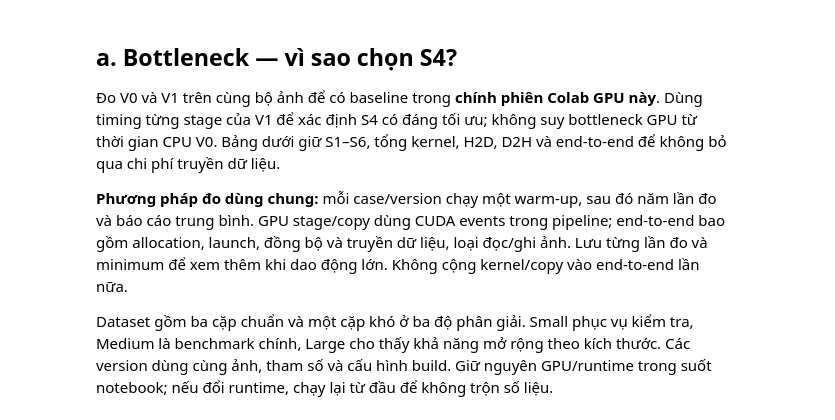
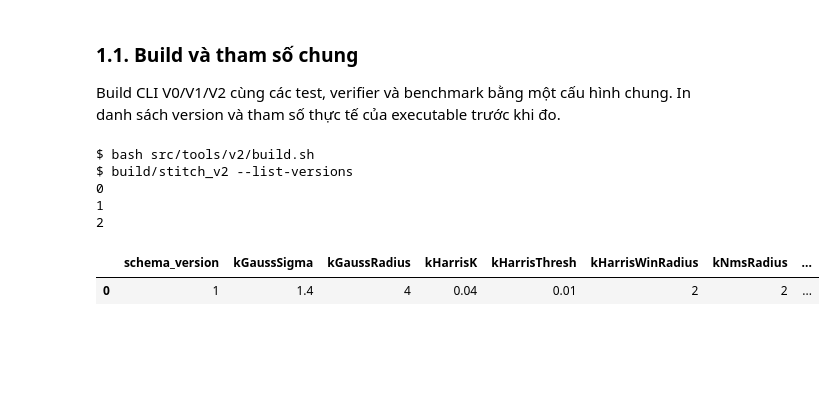
Before and after one commit to nganbee/panorama-stitching-project, a Jupyter notebook: test_v2.ipynb, the cells around one changed output. Drawn from its saved outputs; the diff is of its cells as text; code cells hidden in the pictures; blank space fills up the shorter version.

```diff
--- a/test_v2.ipynb
+++ b/test_v2.ipynb
@@ -62,17 +89,18 @@ print('Dataset ready:',len(sites)*len(sizes),'cases')
+# %% [markdown]
+### 1.1. Build và tham số chung
+
+Build CLI V0/V1/V2 cùng các test, verifier và benchmark bằng một cấu hình chung. In danh sách version và tham số thực tế của executable trước khi đo.
 # %%
-run('bash src/tools/v2/build.sh')
+run(['bash',TOOLS_DIR/'build.sh'])
 run('build/stitch_v2 --list-versions')
 params = json.loads(subprocess.check_output(['build/stitch_v2','--dump-params'],text=True))
 display(pd.DataFrame([params]))
 assert all(v in params['available_versions'] for v in [0,1,2])
-# Check the changed stage and basic integration before the full benchmark.
-run('build/stage34_v2_selftest')
-run('build/test_v2_pipeline')
+# %% [output]
+$ bash src/tools/v2/build.sh
+$ build/stitch_v2 --list-versions
+0
+1
+2
+|  | schema_version | kGaussSigma | kGaussRadius | kHarrisK | kHarrisThresh | kHarrisWinRadius | kNmsRadius | ... |
+| 0 | 1 | 1.4 | 4 | 0.04 | 0.01 | 2 | 2 | ... |
-# %% [markdown]
-## a. Bottleneck — vì sao chọn S4?
-
-Đo V0 và V1 trên cùng bộ ảnh để có baseline trong **chính phiên Colab GPU này**. Dùng timing từng stage của V1 để xác định S4 có đáng tối ưu; không suy bottleneck GPU từ thời gian CPU V0. Bảng dưới giữ S1–S6, tổng kernel, H2D, D2H và end-to-end để không bỏ qua chi phí truyền dữ liệu.
-
-**Phương pháp đo dùng chung:** mỗi case/version chạy một warm-up, sau đó năm lần đo và báo cáo trung bình. GPU stage/copy dùng CUDA events trong pipeline; end-to-end bao gồm allocation, launch, đồng bộ và truyền dữ liệu, loại đọc/ghi ảnh. Lưu từng lần đo và minimum để xem thêm khi dao động lớn. Không cộng kernel/copy vào end-to-end lần nữa.
-
-Dataset gồm ba cặp chuẩn và một cặp khó ở ba độ phân giải. Small phục vụ kiểm tra, Medium là benchmark chính, Large cho thấy khả năng mở rộng theo kích thước. Các version dùng cùng ảnh, tham số và cấu hình build. Giữ nguyên GPU/runtime trong suốt notebook; nếu đổi runtime, chạy lại từ đầu để không trộn số liệu.
```
Also changed, not shown: parts of 30 cells of this notebook.
